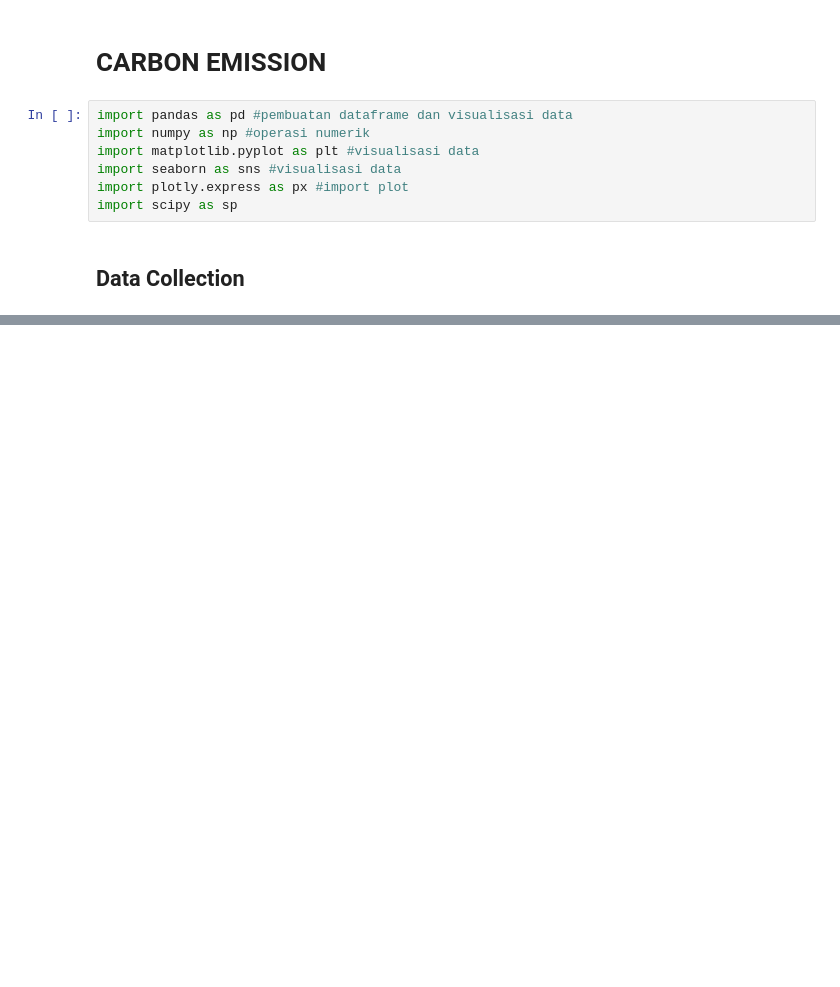
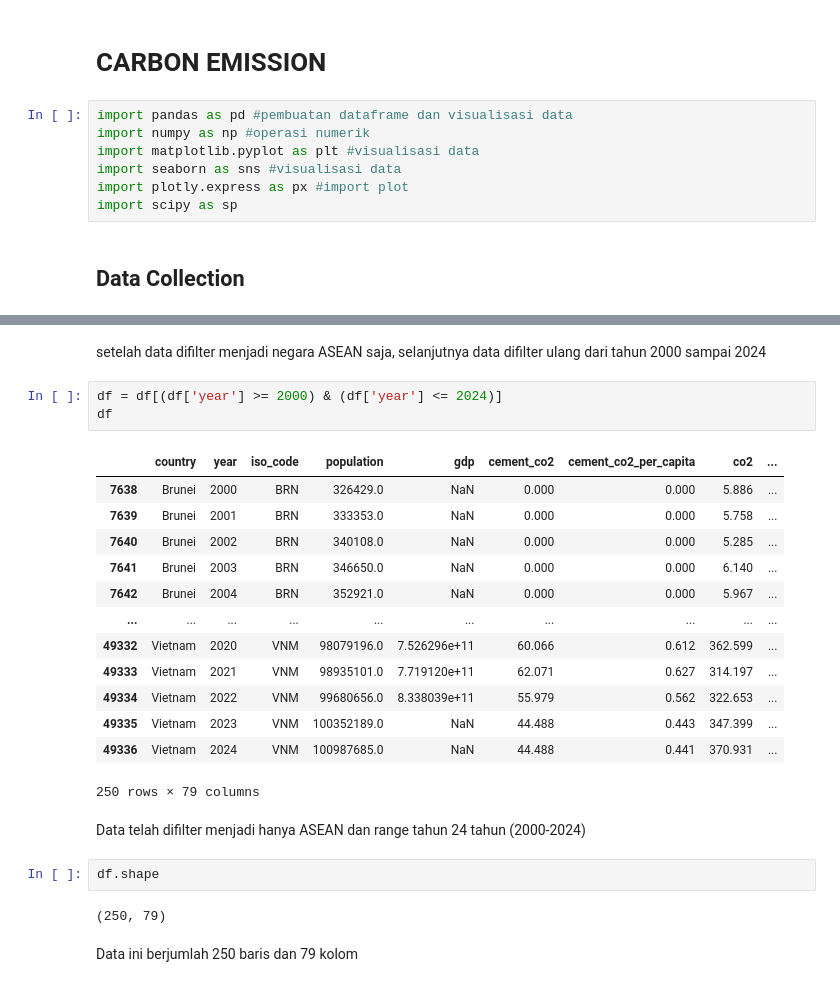
Before and after one commit to AlvitoDwiP/carbon-emission, a Jupyter notebook: notebooks/01-data-overview.ipynb, the cells around one changed output, grey strips where cells are left out. Saved outputs shown, nothing was run; the diff lists cells and outputs as text; blank space fills up the shorter version.

```diff
--- a/notebooks/01-data-overview.ipynb
+++ b/notebooks/01-data-overview.ipynb
@@ -28,0 +46,27 @@ df
+# %% [markdown]
+setelah data difilter menjadi negara ASEAN saja, selanjutnya data difilter ulang dari tahun 2000 sampai 2024
+# %%
+df = df[(df['year'] >= 2000) & (df['year'] <= 2024)]
+df
+# %% [output]
+|  | country | year | iso_code | population | gdp | cement_co2 | cement_co2_per_capita | co2 | ... |
+| 7638 | Brunei | 2000 | BRN | 326429.0 | NaN | 0.000 | 0.000 | 5.886 | ... |
+| 7639 | Brunei | 2001 | BRN | 333353.0 | NaN | 0.000 | 0.000 | 5.758 | ... |
+| 7640 | Brunei | 2002 | BRN | 340108.0 | NaN | 0.000 | 0.000 | 5.285 | ... |
+| 7641 | Brunei | 2003 | BRN | 346650.0 | NaN | 0.000 | 0.000 | 6.140 | ... |
+| 7642 | Brunei | 2004 | BRN | 352921.0 | NaN | 0.000 | 0.000 | 5.967 | ... |
+| ... | ... | ... | ... | ... | ... | ... | ... | ... | ... |
+| 49332 | Vietnam | 2020 | VNM | 98079196.0 | 7.526296e+11 | 60.066 | 0.612 | 362.599 | ... |
+| 49333 | Vietnam | 2021 | VNM | 98935101.0 | 7.719120e+11 | 62.071 | 0.627 | 314.197 | ... |
+| 49334 | Vietnam | 2022 | VNM | 99680656.0 | 8.338039e+11 | 55.979 | 0.562 | 322.653 | ... |
+| 49335 | Vietnam | 2023 | VNM | 100352189.0 | NaN | 44.488 | 0.443 | 347.399 | ... |
+| 49336 | Vietnam | 2024 | VNM | 100987685.0 | NaN | 44.488 | 0.441 | 370.931 | ... |
+250 rows × 79 columns
+# %% [markdown]
+Data telah difilter menjadi hanya ASEAN dan range tahun 24 tahun (2000-2024)
+# %%
+df.shape
+# %% [output]
+(250, 79)
+# %% [markdown]
+Data ini berjumlah 250 baris dan 79 kolom
```
Also changed, not shown: parts of 4 cells of this notebook.
